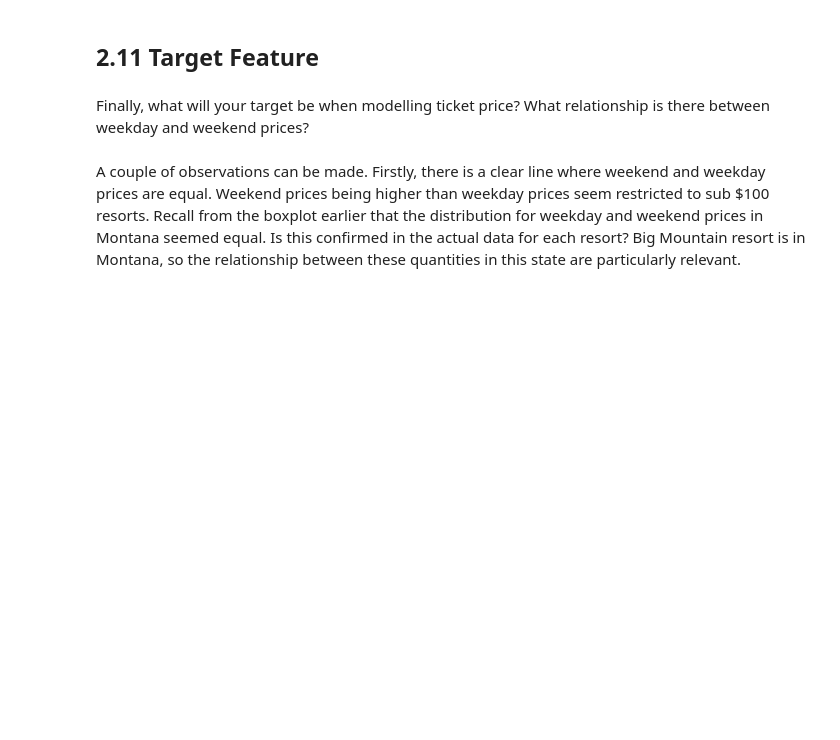
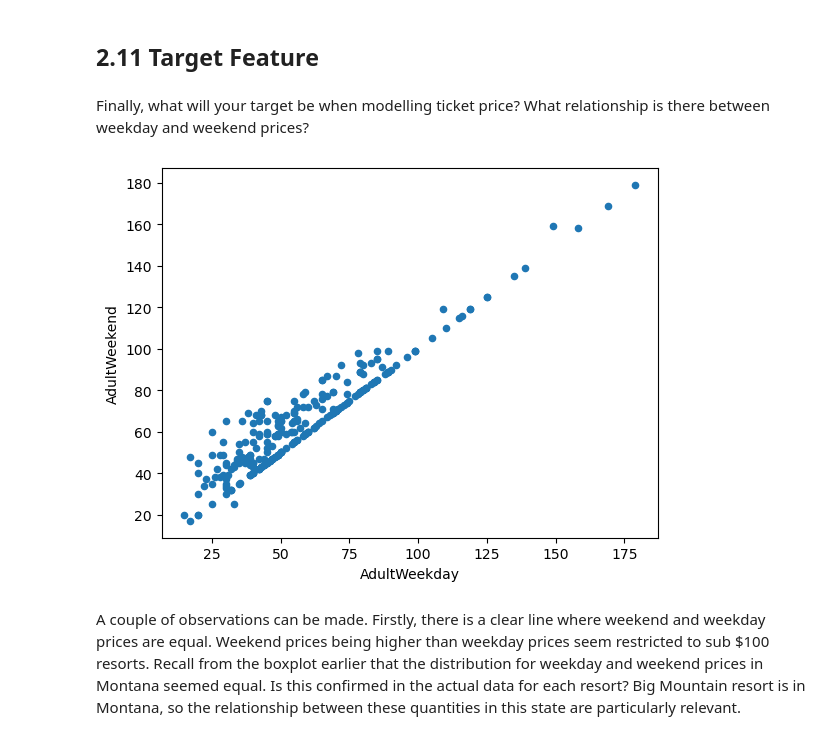
Before and after one commit to AshishGhotekar/DataScienceGuidedCapstone, a Jupyter notebook: Notebooks/02_data_wrangling.ipynb, the cells around one changed output. Saved outputs shown, nothing was run; the diff lists cells and outputs as text; code cells hidden in the pictures; blank space fills up the shorter version.

```diff
--- a/Notebooks/02_data_wrangling.ipynb
+++ b/Notebooks/02_data_wrangling.ipynb
@@ -670,7 +788,7 @@ About 14% of the rows have no price data. As the price is your target, these row
 # %%
 #Code task 28#
 #Use `missing_price` to remove rows from ski_data where both price values are missing
-ski_data = ski_data[___ != 2]
+ski_data = ski_data[missing_price != 2]
 # %% [markdown]
 ## 2.9 Review distributions<a id='2.9_Review_distributions'></a>
 # %%
@@ -762,8 +956,11 @@ Finally, what will your target be when modelling ticket price? What relationship
 # %%
 #Code task 36#
 #Use ski_data's `plot()` method to create a scatterplot (kind='scatter') with 'AdultWeekday' on the x-axis and
 #'AdultWeekend' on the y-axis
-ski_data.___(x=___, y=___, kind=___);
+ski_data.plot(x='AdultWeekday', y='AdultWeekend', kind='scatter');
+plt.show()
+# %% [output]
+[figure, added]
 # %% [markdown]
 A couple of observations can be made. Firstly, there is a clear line where weekend and weekday prices are equal. Weekend prices being higher than weekday prices seem restricted to sub $100 resorts. Recall from the boxplot earlier that the distribution for weekday and weekend prices in Montana seemed equal. Is this confirmed in the actual data for each resort? Big Mountain resort is in Montana, so the relationship between these quantities in this state are particularly relevant.
 # %%
```
Also changed, not shown: parts of 47 cells of this notebook.
